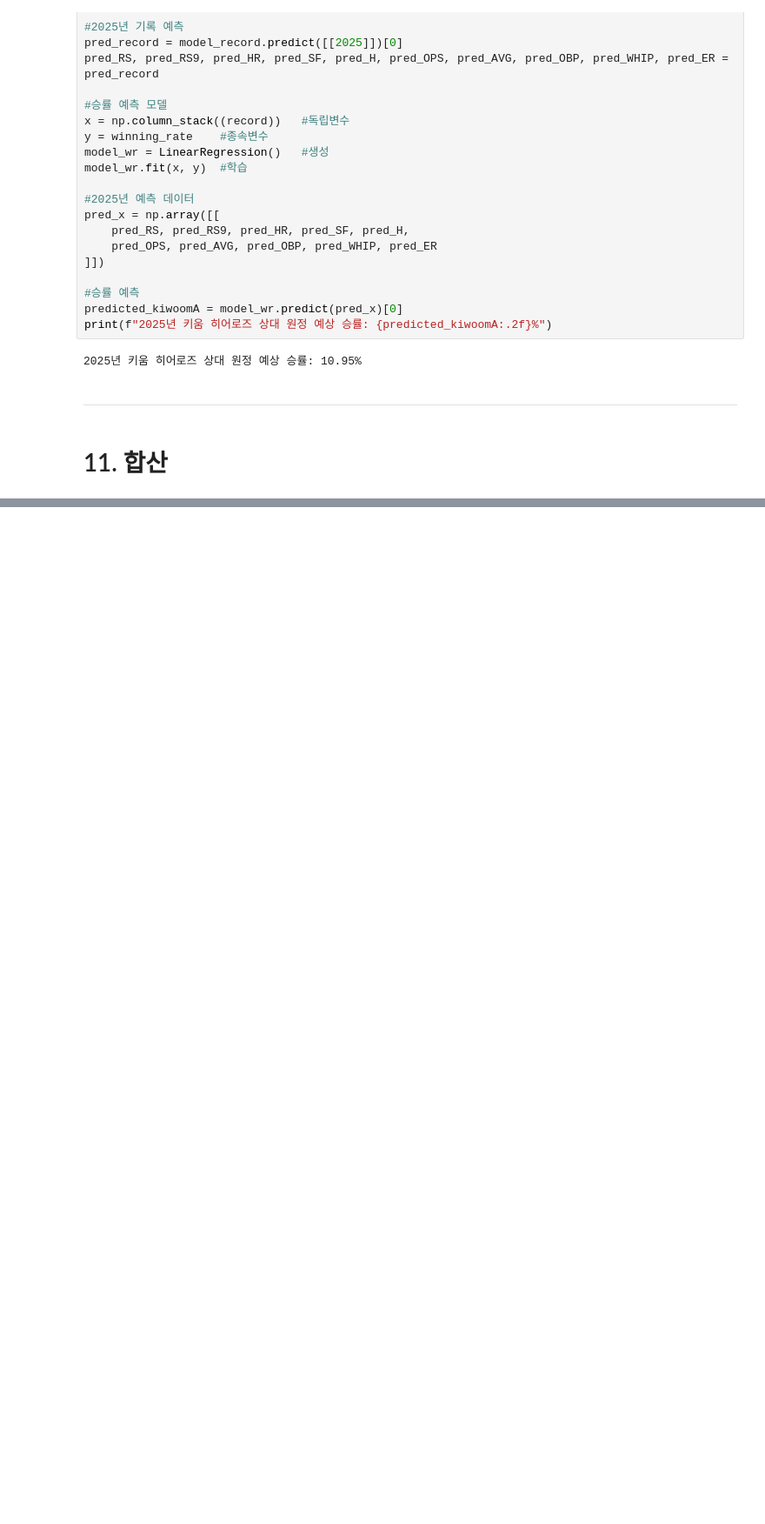
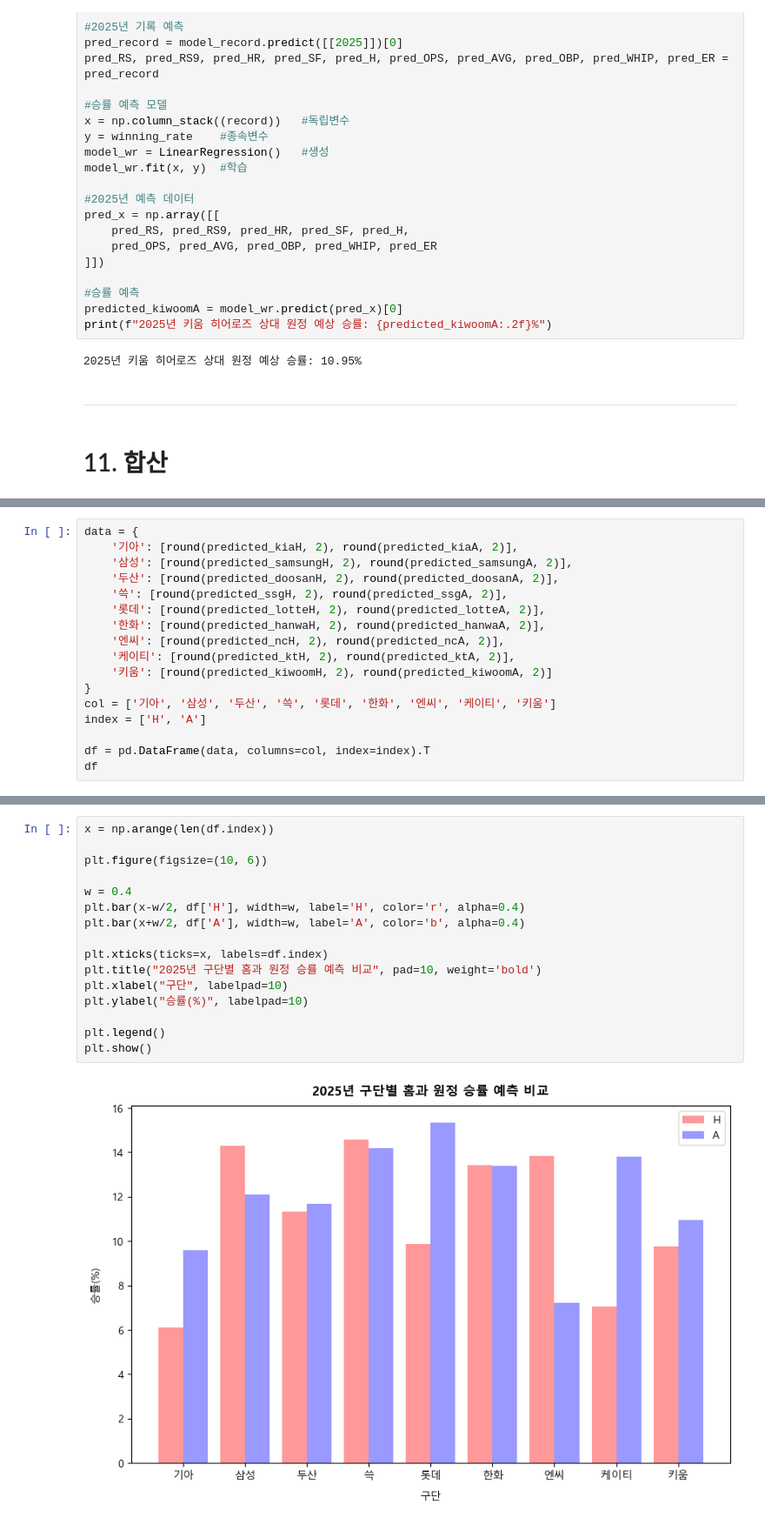
Before and after one commit to IAMKIMEUNSEO/predict2025_kbo_lgtwins_winning_rate, a Jupyter notebook: lgtwins.ipynb, the cells around one changed output, grey strips where cells are left out. Shown: that part at 87% size. Saved outputs shown, nothing was run; the diff lists cells and outputs as text; blank space fills up the shorter version.

```diff
--- a/lgtwins.ipynb
+++ b/lgtwins.ipynb
@@ -1828,0 +1858,17 @@ print(f"2025년 키움 히어로즈 상대 원정 예상 승률: {predicted_kiwo
+# %%
+data = {
+    '기아': [round(predicted_kiaH, 2), round(predicted_kiaA, 2)],
+    '삼성': [round(predicted_samsungH, 2), round(predicted_samsungA, 2)],
+    '두산': [round(predicted_doosanH, 2), round(predicted_doosanA, 2)],
+    '쓱': [round(predicted_ssgH, 2), round(predicted_ssgA, 2)],
+    '롯데': [round(predicted_lotteH, 2), round(predicted_lotteA, 2)],
+    '한화': [round(predicted_hanwaH, 2), round(predicted_hanwaA, 2)],
+    '엔씨': [round(predicted_ncH, 2), round(predicted_ncA, 2)],
+    '케이티': [round(predicted_ktH, 2), round(predicted_ktA, 2)],
+    '키움': [round(predicted_kiwoomH, 2), round(predicted_kiwoomA, 2)]
+}
+col = ['기아', '삼성', '두산', '쓱', '롯데', '한화', '엔씨', '케이티', '키움']
+index = ['H', 'A']
+
+df = pd.DataFrame(data, columns=col, index=index).T
+df
@@ -1828,0 +1886,18 @@ print(f"2025년 키움 히어로즈 상대 원정 예상 승률: {predicted_kiwo
+# %%
+x = np.arange(len(df.index))
+
+plt.figure(figsize=(10, 6))
+
+w = 0.4
+plt.bar(x-w/2, df['H'], width=w, label='H', color='r', alpha=0.4)
+plt.bar(x+w/2, df['A'], width=w, label='A', color='b', alpha=0.4)
+
+plt.xticks(ticks=x, labels=df.index)
+plt.title("2025년 구단별 홈과 원정 승률 예측 비교", pad=10, weight='bold')
+plt.xlabel("구단", labelpad=10)
+plt.ylabel("승률(%)", labelpad=10)
+
+plt.legend()
+plt.show()
+# %% [output]
+[figure, added]
```
Also changed, not shown: parts of 2 cells of this notebook.
